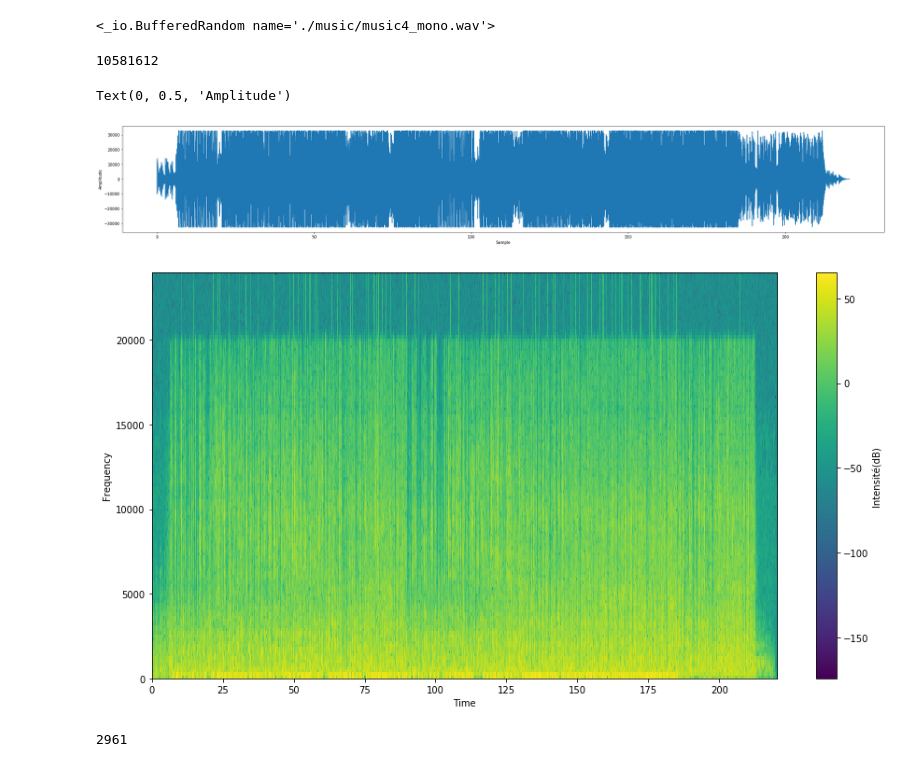
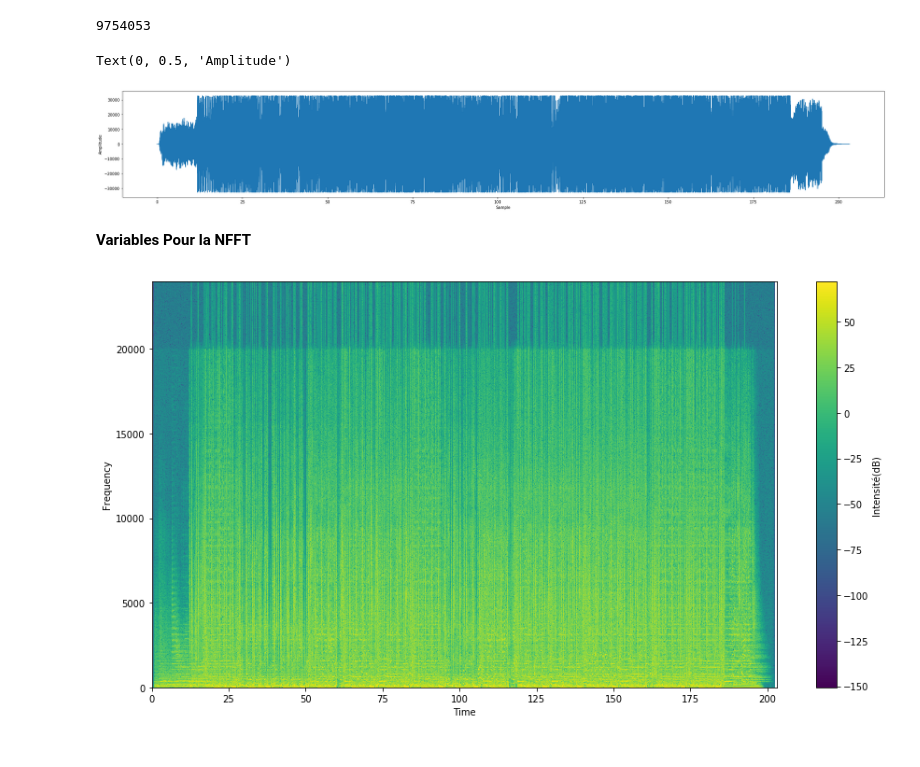
Before and after one commit to lucanchling/Projet_Reconnaissance_de_Son, a Jupyter notebook: spectr_analyse.ipynb, the cells around one changed output. Drawn from its saved outputs; the diff is of its cells as text; code cells hidden in the pictures.

```diff
--- a/spectr_analyse.ipynb
+++ b/spectr_analyse.ipynb
@@ -10,17 +9,19 @@ choix_music="4"
+# %%
+choix_music="2"
+choix_type = "mono"
 # %%
-#s_rate, signal = wavfile.read('./music/music1.wav')
-sound = AudioSegment.from_wav('./music/music'+choix_music+'.wav')
-sound = sound.set_channels(1)
-sound.export('./music/music'+choix_music+'_mono.wav', format='wav')
+if choix_type == "stereo":
+    s_rate, signal = wavfile.read('./music/music'+choix_music+'.wav')
+else :
+    sound = AudioSegment.from_wav('./music/music'+choix_music+'.wav')
+    sound = sound.set_channels(1)
+    sound.export('./music/music'+choix_music+'_mono.wav', format='wav')
+    s_rate, signal = wavfile.read('./music/music'+str(choix_music)+'_mono.wav')
-# %% [output]
-<_io.BufferedRandom name='./music/music4_mono.wav'>
 # %%
-s_rate, signal = wavfile.read('./music/music'+str(choix_music)+'_mono.wav')
-#signal = signal[0:int(len(signal)/100)]
 t = np.linspace(0, signal.shape[0]/s_rate, signal.shape[0])
 len(signal)
 # %% [output]
-10581612
+9754053
 # %%
 #tracé du signal
 fig = plt.figure(figsize=(35,5))
@@ -29,12 +30,18 @@ plt.xlabel('Sample')
 plt.ylabel('Amplitude')
 # %% [output]
 Text(0, 0.5, 'Amplitude')
-[figure, old version]
+[figure, new version]
+# %% [markdown]
+**Variables Pour la NFFT**
+# %%
+NFFT = 4096 # FFT size
+noverlap = int(NFFT/2)
 # %%
-fig = plt.figure(figsize=(15,8))
-spectrum, freqs, t, im = plt.specgram(signal,NFFT=256,Fs=s_rate,noverlap=128)
-plt.xlabel('Time')
-plt.ylabel('Frequency')
-fig.colorbar(im).set_label('Intensité(dB)')
+if choix_type == "mono":
+    fig = plt.figure(figsize=(15,8))
+    spectrum, freqs, t, im = plt.specgram(signal,NFFT=NFFT,Fs=s_rate,noverlap=noverlap)
+    plt.xlabel('Time')
+    plt.ylabel('Frequency')
+    fig.colorbar(im).set_label('Intensité(dB)')
 # %% [output]
-[figure, old version]
+[figure, new version]
@@ -118,5 +94,3 @@ def get_2D_peaks(arr2D, plot=False, amp_min=10, size_neighborhood=20):
 # %%
-y_Peaks,x_Peaks = get_2D_peaks(spectrum, plot=False, amp_min=25, size_neighborhood=20)
-len(y_Peaks)
+#y_Peaks,x_Peaks = get_2D_peaks(spectrum, plot=False)
+#len(y_Peaks)
-# %% [output]
-2961
```
Also changed, not shown: parts of 21 cells of this notebook.
